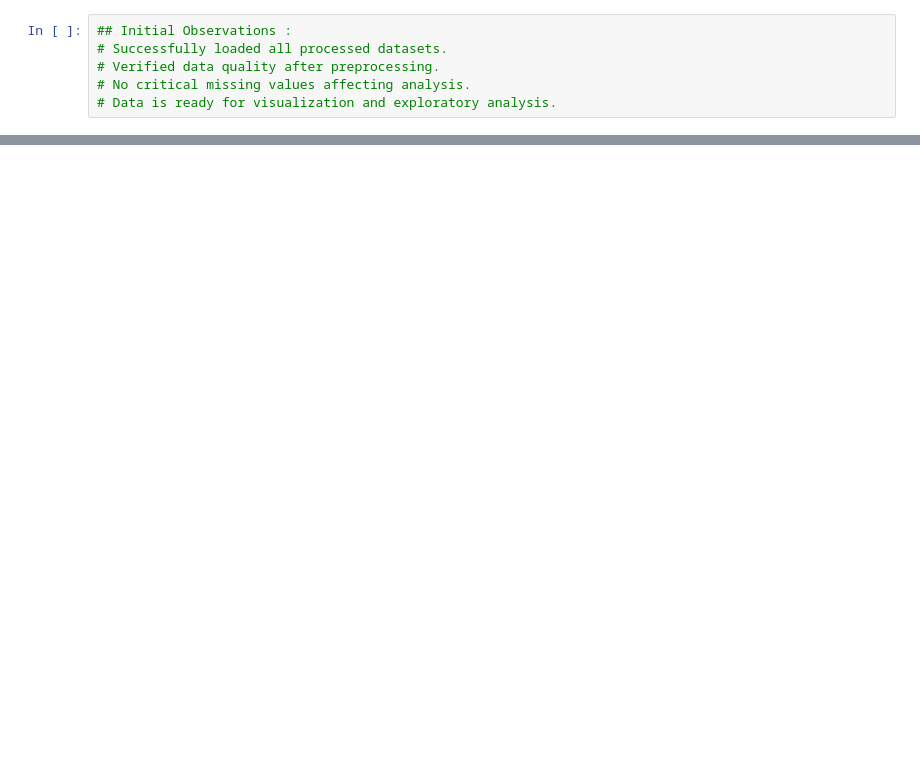
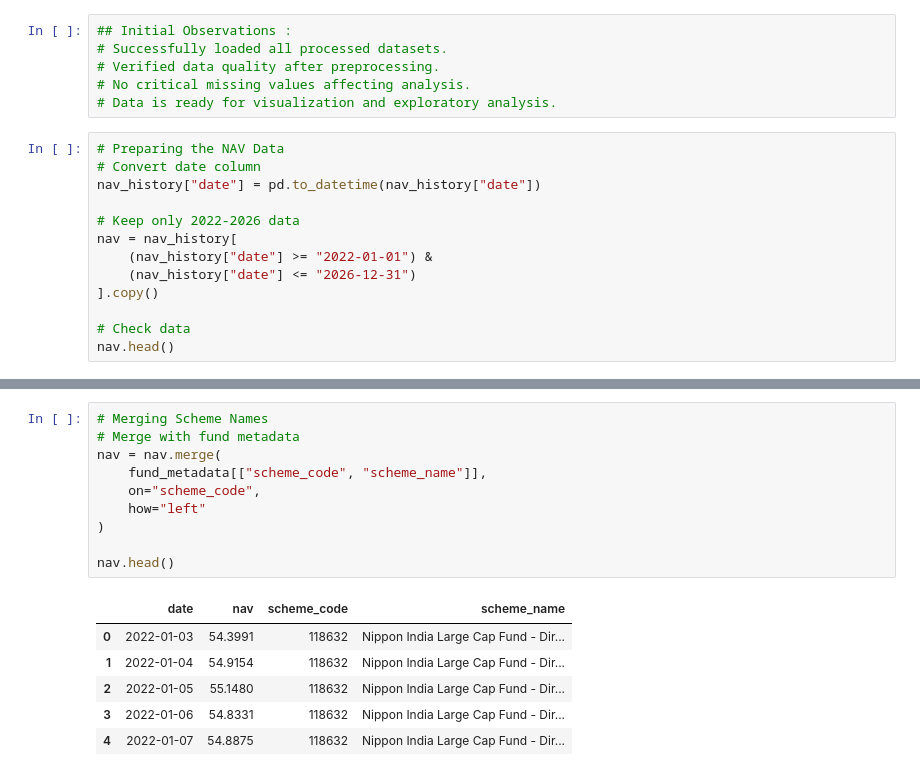
Before and after one commit to VANSHxGIT/CapstoneProject.Mutual_Fund_Analysis, a Jupyter notebook: notebooks/EDA_Analysis.ipynb, the cells around one changed output, grey strips where cells are left out. Cells and saved outputs as stored; diff of their text form; blank space fills up the shorter version.

```diff
--- a/notebooks/EDA_Analysis.ipynb
+++ b/notebooks/EDA_Analysis.ipynb
@@ -264,3 +111,16 @@ duplicates
 # Verified data quality after preprocessing.
 # No critical missing values affecting analysis.
 # Data is ready for visualization and exploratory analysis.
+# %%
+# Preparing the NAV Data
+# Convert date column
+nav_history["date"] = pd.to_datetime(nav_history["date"])
+
+# Keep only 2022-2026 data
+nav = nav_history[
+    (nav_history["date"] >= "2022-01-01") &
+    (nav_history["date"] <= "2026-12-31")
+].copy()
+
+# Check data
+nav.head()
@@ -266,0 +134,17 @@ duplicates
+# %%
+# Merging Scheme Names
+# Merge with fund metadata
+nav = nav.merge(
+    fund_metadata[["scheme_code", "scheme_name"]],
+    on="scheme_code",
+    how="left"
+)
+
+nav.head()
+# %% [output]
+|  | date | nav | scheme_code | scheme_name |
+| 0 | 2022-01-03 | 54.3991 | 118632 | Nippon India Large Cap Fund - Dir... |
+| 1 | 2022-01-04 | 54.9154 | 118632 | Nippon India Large Cap Fund - Dir... |
+| 2 | 2022-01-05 | 55.1480 | 118632 | Nippon India Large Cap Fund - Dir... |
+| 3 | 2022-01-06 | 54.8331 | 118632 | Nippon India Large Cap Fund - Dir... |
+| 4 | 2022-01-07 | 54.8875 | 118632 | Nippon India Large Cap Fund - Dir... |
```
Also changed, not shown: parts of 12 cells of this notebook.
